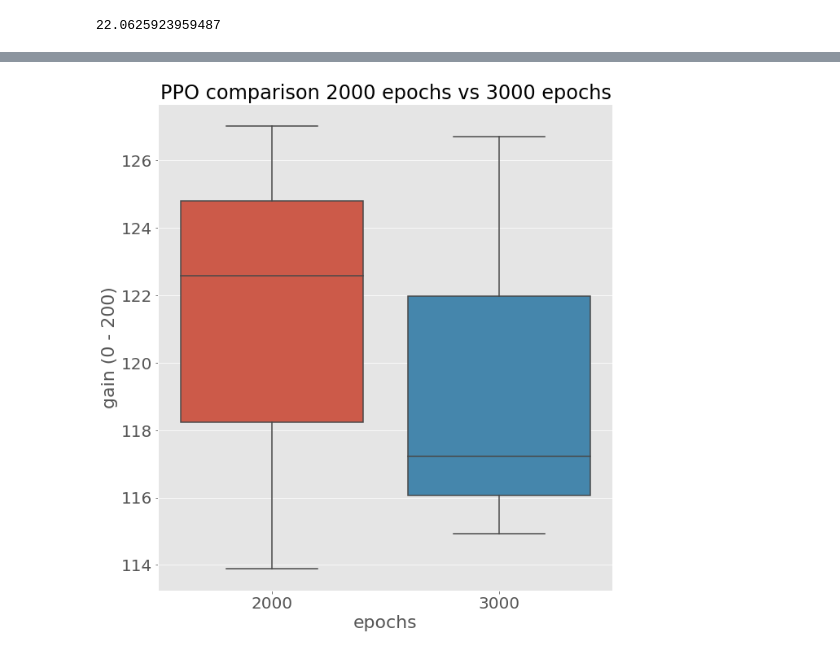
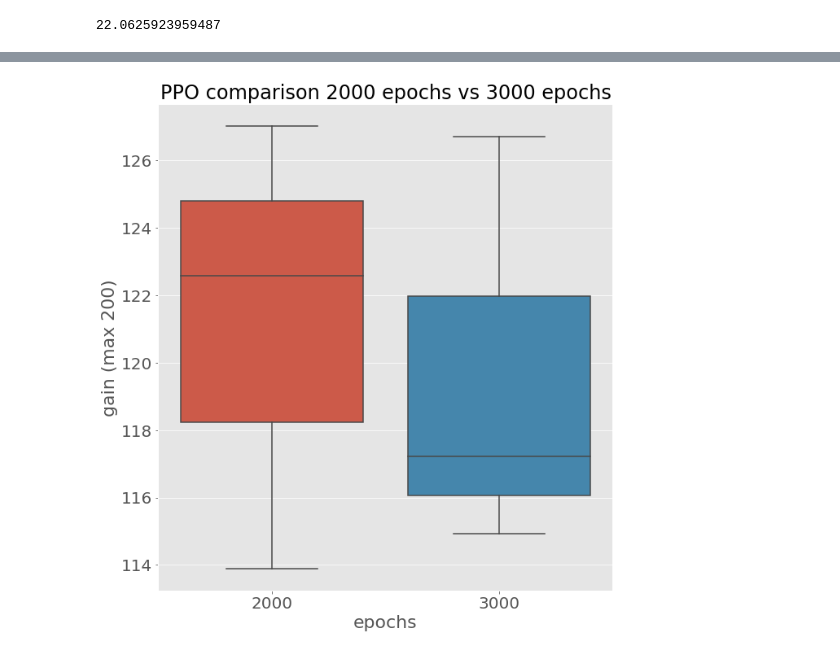
Before and after one commit to gabrielxzc/evoman-game-playing-competition-WCCI-2020, a Jupyter notebook: report_helper.ipynb, the cells around one changed output, grey strips where cells are left out. Cells and saved outputs as stored; diff of their text form; code cells hidden in the pictures.

```diff
--- a/report_helper.ipynb
+++ b/report_helper.ipynb
@@ -281,17 +290,17 @@ Name: gain, dtype: float64
 # %%
 last2 = pd.DataFrame([122.580713, 113.898132, 127.018807], columns=['gain'])
 last3 = pd.DataFrame([117.224849, 114.915070, 126.701419], columns=['gain'])
 last2['epochs'] = 2000
 last3['epochs'] = 3000
 c = pd.merge(last2, last3, how='outer')
 
 fig, ax = plt.subplots(figsize=(10, 11))
 _ = sns.boxplot(x='epochs', y='gain', data=c, ax=ax)
-_ = ax.set_ylabel('gain (0 - 200)')
+_ = ax.set_ylabel('gain (max 200)')
 _ = ax.set_title('PPO comparison 2000 epochs vs 3000 epochs')
 fig.savefig('paper/images/ppo_2000_vs_3000_epochs.eps', format='eps')
 # %% [output]
-[figure, old version]
+[figure, new version]
 # %%
 cascade = pd.DataFrame([43.005925, 45.693536, 59.552746, 89.266536], columns=['gain'])
 ri = pd.DataFrame([117.224849, 114.915070, 126.701419, None], columns=['gain'])
```
Also changed, not shown: parts of 15 cells of this notebook, 39 other files.
